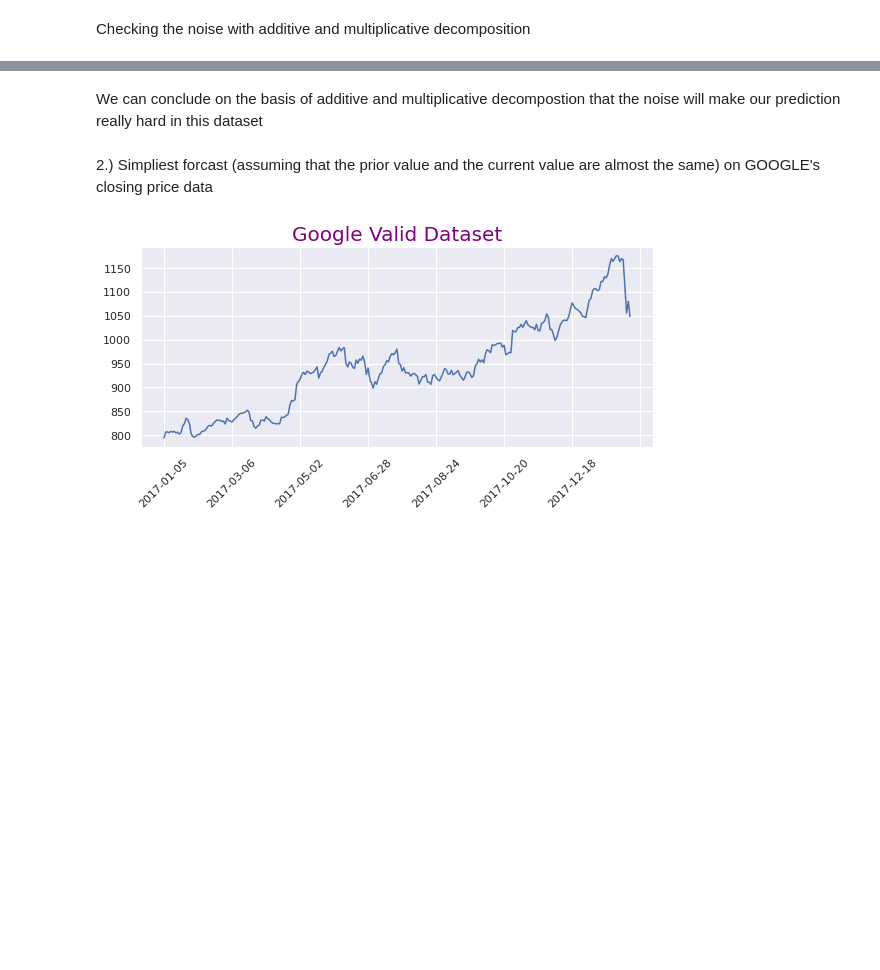
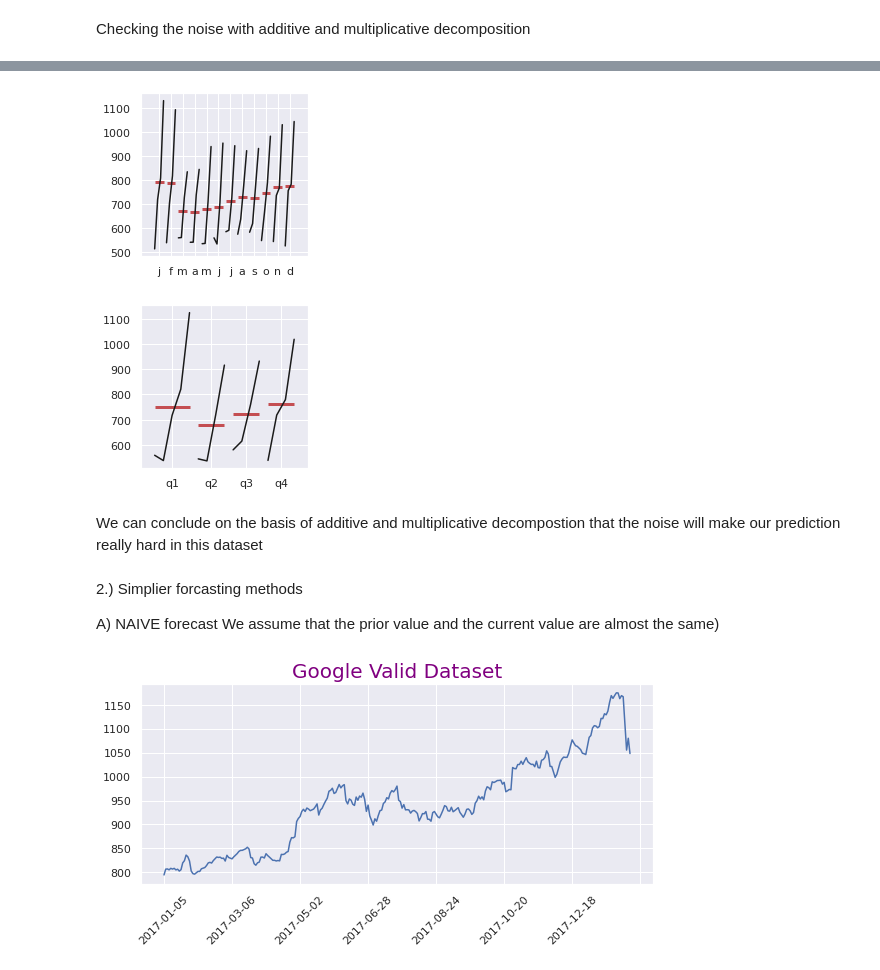
Before and after one commit to vbanai/Time-series-analysis, a Jupyter notebook: StockExchange.ipynb, the cells around one changed output, grey strips where cells are left out. Saved outputs shown, nothing was run; the diff lists cells and outputs as text; code cells hidden in the pictures; blank space fills up the shorter version.

```diff
--- a/StockExchange.ipynb
+++ b/StockExchange.ipynb
@@ -417,7 +426,20 @@ plt.show()
+# %%
+#Check the seasonal component
+
+from statsmodels.graphics.tsaplots import month_plot, quarter_plot
+plt.rcParams.update({'figure.figsize': (3,3)})
+month_plot(dataset_Google['close'].resample(rule="MS").mean());
+quarter_plot(dataset_Google['close'].resample(rule="Q").mean());
+#black line shows that the volatility  (MAGNITUDE OF RESIDUALS' ERRORS) is very high
+# %% [output]
+[figure, added]
+[figure, added]
 # %% [markdown]
 We can conclude on the basis of additive and multiplicative decompostion that the noise will make our prediction really hard in this dataset
 # %% [markdown]
-2.) Simpliest forcast (assuming that the prior value and the current value are almost the same) on GOOGLE's closing price data
+2.) Simplier forcasting methods</br>
+
+A) NAIVE forecast </br>We assume that the prior value and the current value are almost the same)
 # %%
 
 dataset_Google=pd.read_csv("/content/file_destination/individual_stocks_5yr/individual_stocks_5yr/GOOG_data.csv")
```
Also changed, not shown: parts of 43 cells of this notebook.
